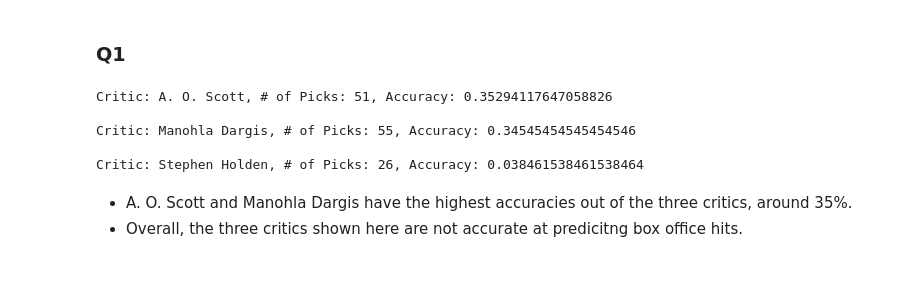
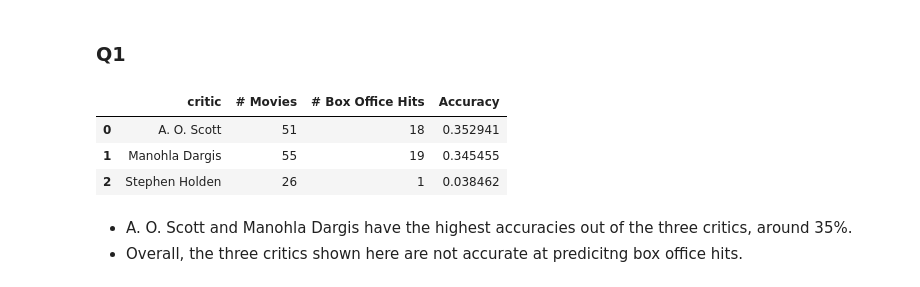
Before and after one commit to angadkalra/NYTimes-Movie-Critics, a Jupyter notebook: ProjectCode.ipynb, the cells around one changed output. Drawn from its saved outputs; the diff is of its cells as text; code cells hidden in the pictures.

```diff
--- a/ProjectCode.ipynb
+++ b/ProjectCode.ipynb
@@ -144,23 +144,26 @@ q1_df.to_csv(path_or_buf="q1_df.csv")
 # %%
 # Load q1_df from csv
 q1_df = pd.read_csv("q1_df.csv")
 
 # Analyze Critic BOH Prediction Accuracy
 box_office_hit = 60000000
 
+num_movies = []
+num_hits = []
+accuracies = []
+
 for c in critics:
     c_movies = q1_df.loc[q1_df["critic"] == c]
-    num_movies = c_movies.shape[0]
-    num_hits = c_movies.loc[c_movies["box_office_total"] >= box_office_hit].shape[0]
-    accuracy = num_hits/num_movies
+    num_movies.append(c_movies.shape[0])
+    num_hits.append(c_movies.loc[c_movies["box_office_total"] >= box_office_hit].shape[0])
+    accuracies.append(c_movies.loc[c_movies["box_office_total"] >= box_office_hit].shape[0]/c_movies.shape[0])
 
-    print("Critic: {0}, # of Picks: {2}, Accuracy: {1}\n".format(c, accuracy, num_movies))
+pd.DataFrame({"critic": critics, "# Movies": num_movies, "# Box Office Hits": num_hits, "Accuracy": accuracies})
 # %% [output]
-Critic: A. O. Scott, # of Picks: 51, Accuracy: 0.35294117647058826
-
-Critic: Manohla Dargis, # of Picks: 55, Accuracy: 0.34545454545454546
-
-Critic: Stephen Holden, # of Picks: 26, Accuracy: 0.038461538461538464
+|  | critic | # Movies | # Box Office Hits | Accuracy |
+| 0 | A. O. Scott | 51 | 18 | 0.352941 |
+| 1 | Manohla Dargis | 55 | 19 | 0.345455 |
+| 2 | Stephen Holden | 26 | 1 | 0.038462 |
 # %% [markdown]
 * A. O. Scott and Manohla Dargis have the highest accuracies out of the three critics, around 35%.
 * Overall, the three critics shown here are not accurate at predicitng box office hits.
```
Also changed, not shown: parts of 3 cells of this notebook, 1 other file.
